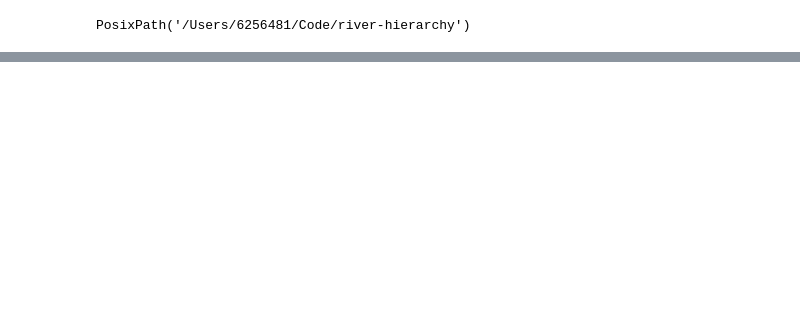
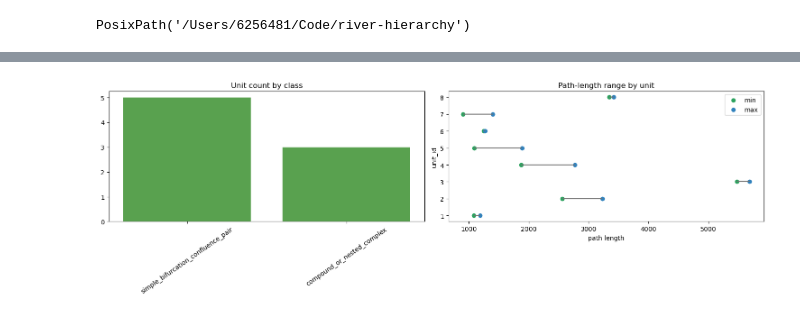
Before and after one commit to niekcde/river_hierarchy, a Jupyter notebook: hierarchy_level_definition/notebooks/level_detection_workbench.ipynb, the cells around one changed output, grey strips where cells are left out. Cells and saved outputs as stored; diff of their text form; code cells hidden in the pictures; blank space fills up the shorter version.

```diff
--- a/hierarchy_level_definition/notebooks/level_detection_workbench.ipynb
+++ b/hierarchy_level_definition/notebooks/level_detection_workbench.ipynb
@@ -76,0 +297,24 @@ hierarchy
+# %%
+if summary.empty:
+    print("No unit plots to show.")
+else:
+    class_counts = summary["class"].value_counts(dropna=False).rename_axis("class").reset_index(name="n_units")
+
+    fig, axes = plt.subplots(1, 2, figsize=(15, 5))
+
+    axes[0].bar(class_counts["class"], class_counts["n_units"], color="#59a14f")
+    axes[0].set_title("Unit count by class")
+    axes[0].tick_params(axis="x", rotation=35)
+
+    axes[1].hlines(summary["unit_id"], summary["min_path_length"], summary["max_path_length"], color="0.45")
+    axes[1].scatter(summary["min_path_length"], summary["unit_id"], color="#2ca25f", label="min")
+    axes[1].scatter(summary["max_path_length"], summary["unit_id"], color="#3182bd", label="max")
+    axes[1].set_title("Path-length range by unit")
+    axes[1].set_xlabel("path length")
+    axes[1].set_ylabel("unit_id")
+    axes[1].legend()
+
+    plt.tight_layout()
+    plt.show()
+# %% [output]
+[figure, added]
```
Also changed, not shown: parts of 21 cells of this notebook, 1 other file.
